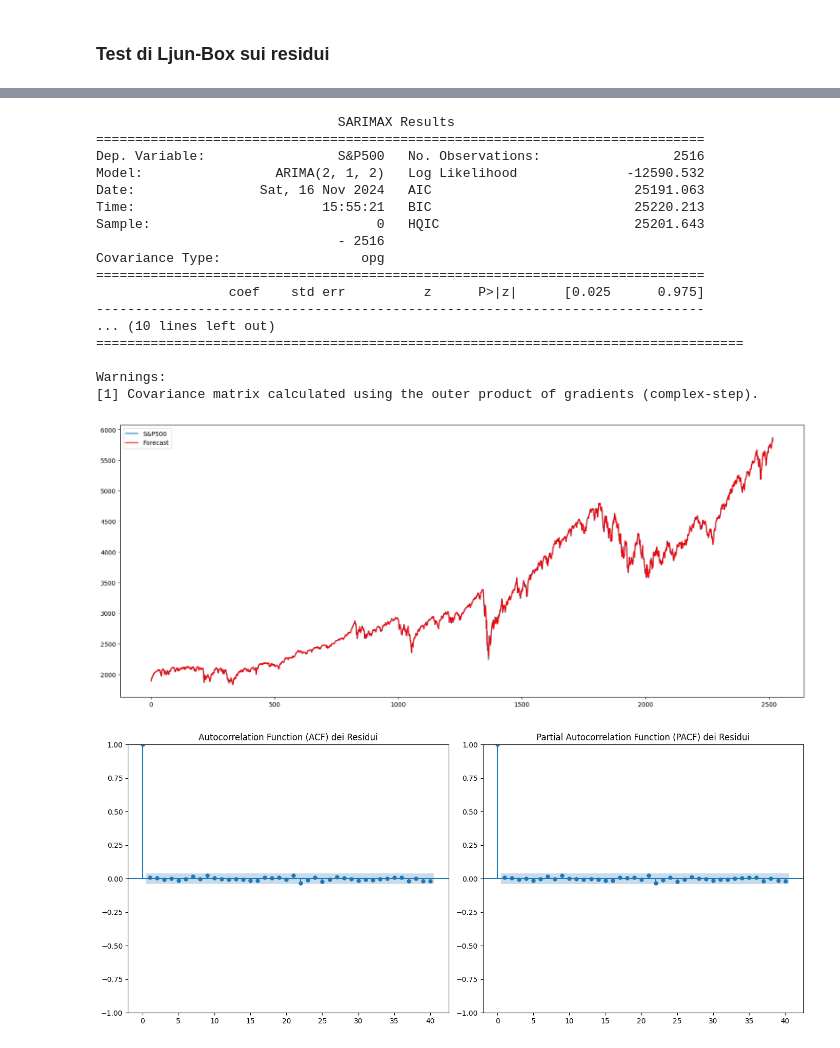
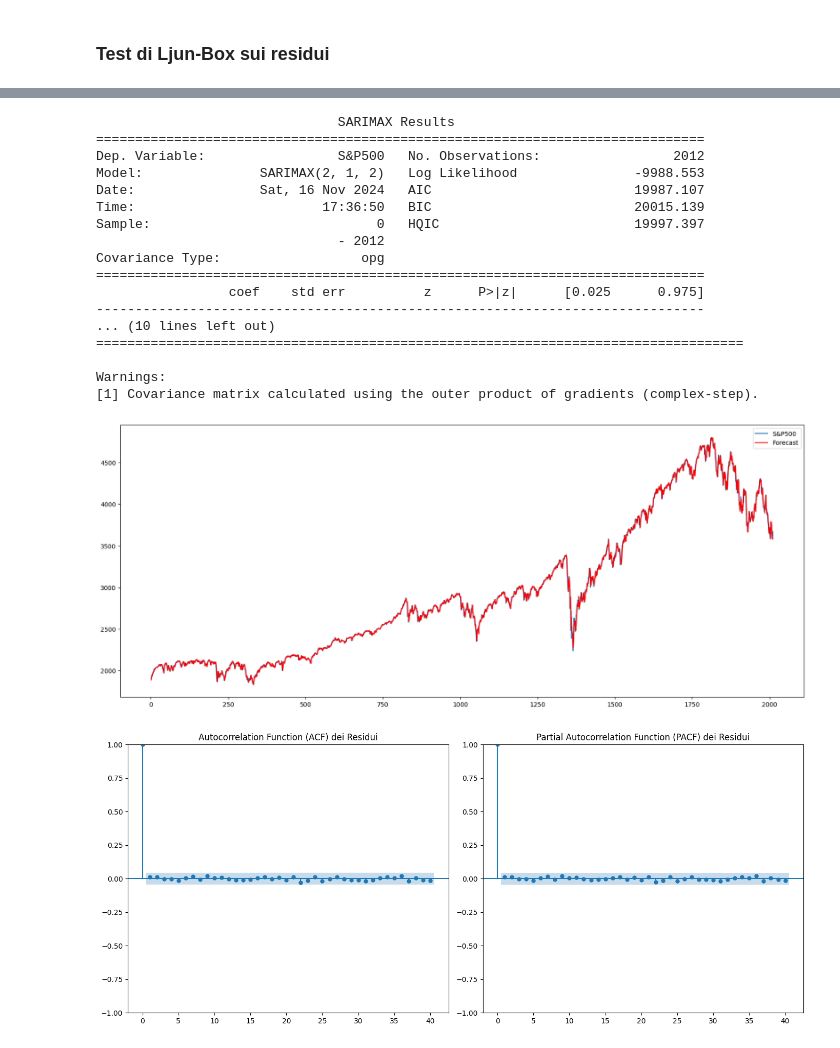
Before and after one commit to lucabellantee/Time-series-analysis, a Jupyter notebook: time_series_SP500.ipynb, the cells around one changed output, grey strips where cells are left out. Drawn from its saved outputs; the diff is of its cells as text; code cells hidden in the pictures.

```diff
--- a/time_series_SP500.ipynb
+++ b/time_series_SP500.ipynb
@@ -112,0 +116,22 @@ plt.show()
+# %%
+# Definiamo la proporzione per il training (ad esempio 80% per il training e 20% per il test)
+train_size = int(len(data_new) * 0.8)
+train_data = data_new['S&P500'][:train_size]
+test_data = data_new['S&P500'][train_size:]
+
+# Visualizza le dimensioni
+print("Total size:", len(data_new))
+print("Training set size:", len(train_data))
+print("Test set size:", len(test_data))
+
+# Visualizzare le prime righe dei dati di training e test
+print("Training Data (prime righe):")
+print(train_data.head())
+print("\nTest Data (prime righe):")
+print(test_data.head())
+
+# Visualizzare le ultime righe dei dati di training e test
+print("Training Data (ultime righe):")
+print(train_data.tail())
+print("\nTest Data (ultime righe):")
+print(test_data.tail())
@@ -269,34 +318,47 @@ Warnings:
 [1] Covariance matrix calculated using the outer product of gradients (complex-step).
 # %%
 # fit ARIMA model
-fig = plt.figure(figsize=(20,8))
-model = ARIMA(data_new['S&P500'], order=(2,1,2))
+""" fig = plt.figure(figsize=(20,8))
+model = ARIMA(train_data, order=(2,1,2))
 ax = plt.gca()
 results = model.fit()
-plt.plot(data_new['S&P500'][1:])
+plt.plot(train_data[1:])
 plt.plot(results.fittedvalues[1:], color='red')
 ax.legend(['S&P500', 'Forecast'])
 
+print(results.summary()) """
+# Fit del modello SARIMA con i parametri trovati da auto_arima
+model = SARIMAX(train_data, order=(2,1,2), seasonal_order=(0,0,0,6))
+results = model.fit()
+
+# Visualizza il grafico
+fig = plt.figure(figsize=(20,8))
+ax = plt.gca()
+plt.plot(train_data[1:])
+plt.plot(results.fittedvalues[1:], color='red')
+ax.legend(['S&P500', 'Forecast'])
+
+# Mostra il sommario dei risultati
 print(results.summary())
 # %% [output]
                                SARIMAX Results
 ==============================================================================
-Dep. Variable:                 S&P500   No. Observations:                 2516
-Model:                 ARIMA(2, 1, 2)   Log Likelihood              -12590.532
-Date:                Sat, 16 Nov 2024   AIC                          25191.063
-Time:                        15:55:21   BIC                          25220.213
-Sample:                             0   HQIC                         25201.643
-                               - 2516
+Dep. Variable:                 S&P500   No. Observations:                 2012
+Model:               SARIMAX(2, 1, 2)   Log Likelihood               -9988.553
+Date:                Sat, 16 Nov 2024   AIC                          19987.107
+Time:                        17:36:50   BIC                          20015.139
+Sample:                             0   HQIC                         19997.397
+                               - 2012
 Covariance Type:                  opg
 ==============================================================================
                  coef    std err          z      P>|z|      [0.025      0.975]
 ------------------------------------------------------------------------------
 ... (10 lines left out)
 ===================================================================================
 
 Warnings:
 [1] Covariance matrix calculated using the outer product of gradients (complex-step).
-[figure, old version]
+[figure, new version]
 # %%
 # Previsione dei residui
 residuals = results.resid
```
Also changed, not shown: parts of 20 cells of this notebook.
